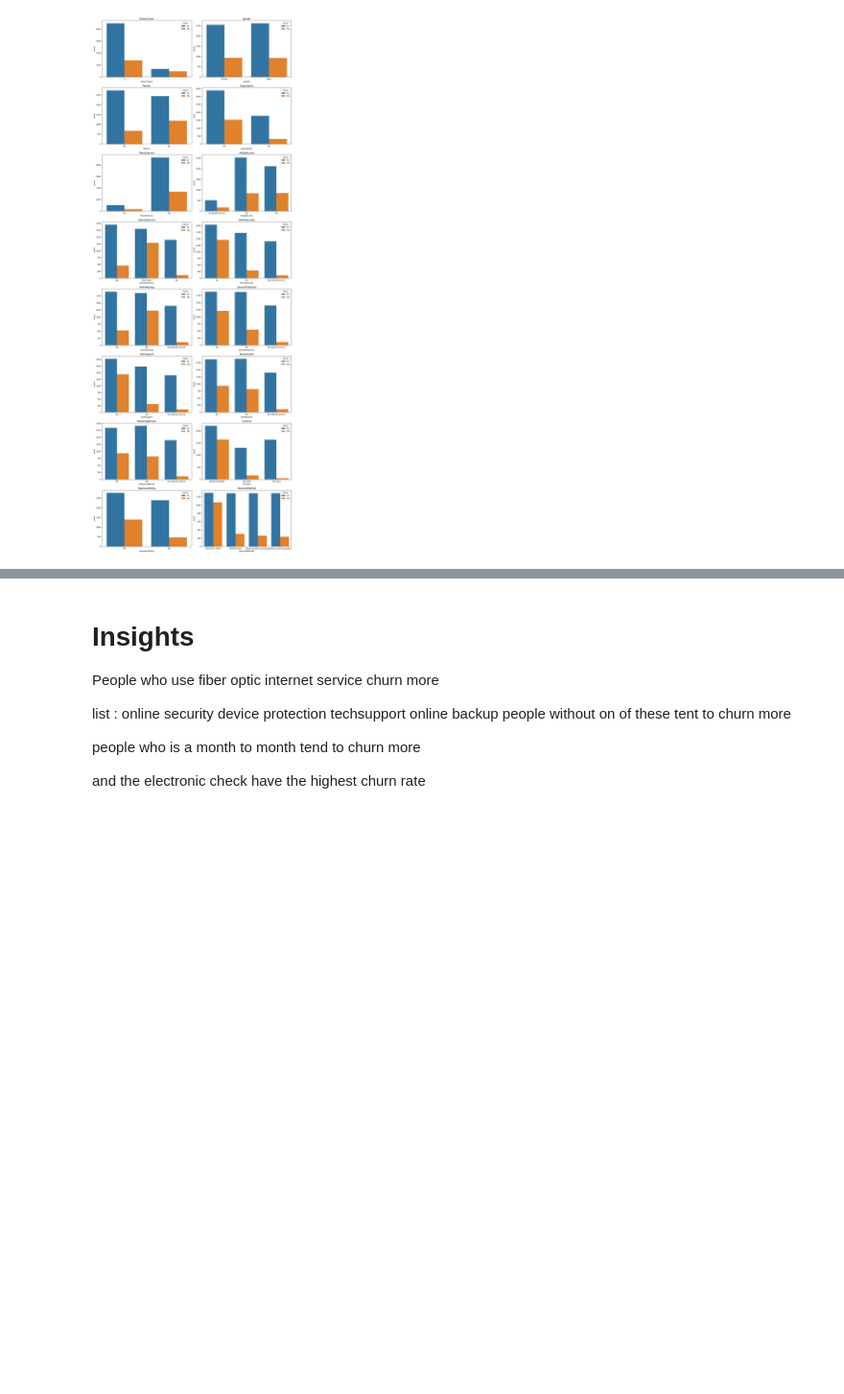
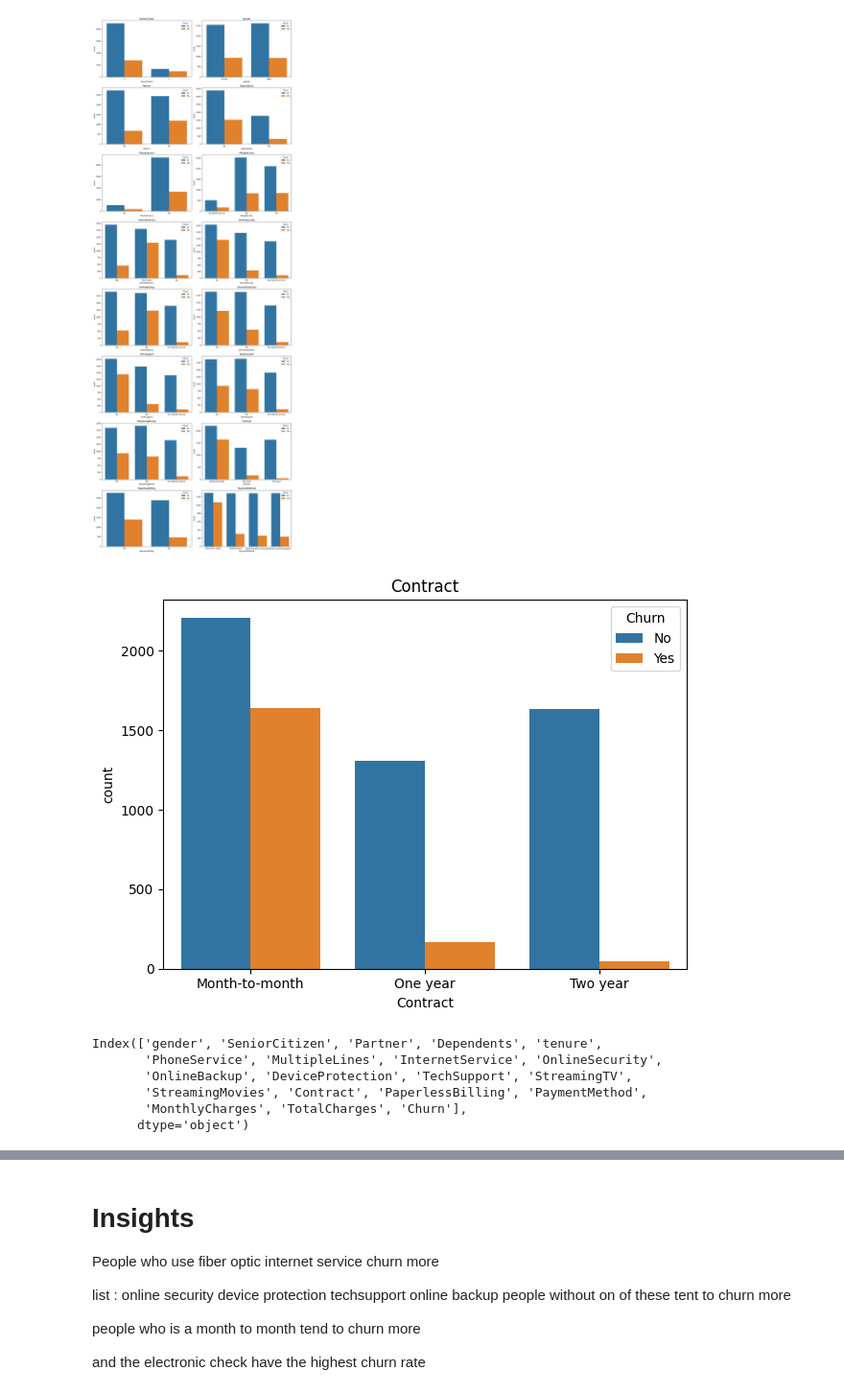
Before and after one commit to cakethehuman/Project-for-linkedin, a Jupyter notebook: Churn/Churn_predict.ipynb, the cells around one changed output, grey strips where cells are left out. Shown at 96% size. Saved outputs shown, nothing was run; the diff lists cells and outputs as text; code cells hidden in the pictures; blank space fills up the shorter version.

```diff
--- a/Churn/Churn_predict.ipynb
+++ b/Churn/Churn_predict.ipynb
@@ -288,3 +288,19 @@ for index,col in enumerate(cat_cols):
     plt.tight_layout()
 # %% [output]
 [figure]
+# %%
+# plt.figure(figsize=(10,5))
+plt.title('Contract')
+sns.countplot(data = df, x = 'Contract', hue='Churn')
+plt.tight_layout()
+# %% [output]
+[figure, added]
+# %%
+df.columns
+# %% [output]
+Index(['gender', 'SeniorCitizen', 'Partner', 'Dependents', 'tenure',
+       'PhoneService', 'MultipleLines', 'InternetService', 'OnlineSecurity',
+       'OnlineBackup', 'DeviceProtection', 'TechSupport', 'StreamingTV',
+       'StreamingMovies', 'Contract', 'PaperlessBilling', 'PaymentMethod',
+       'MonthlyCharges', 'TotalCharges', 'Churn'],
+      dtype='object')
```
Also changed, not shown: parts of 1 cell of this notebook.
